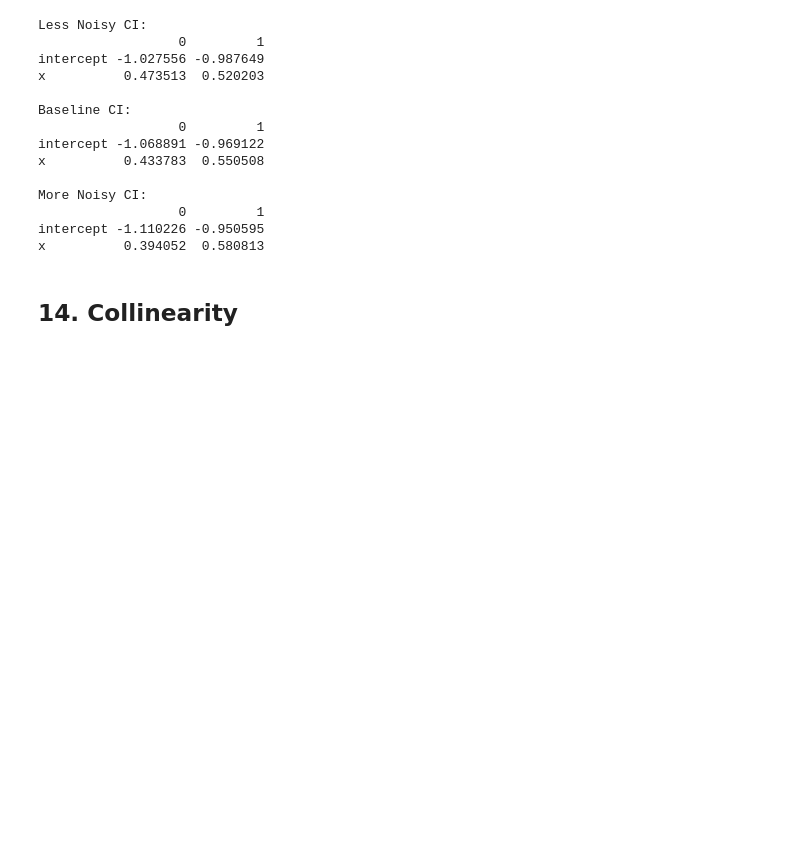
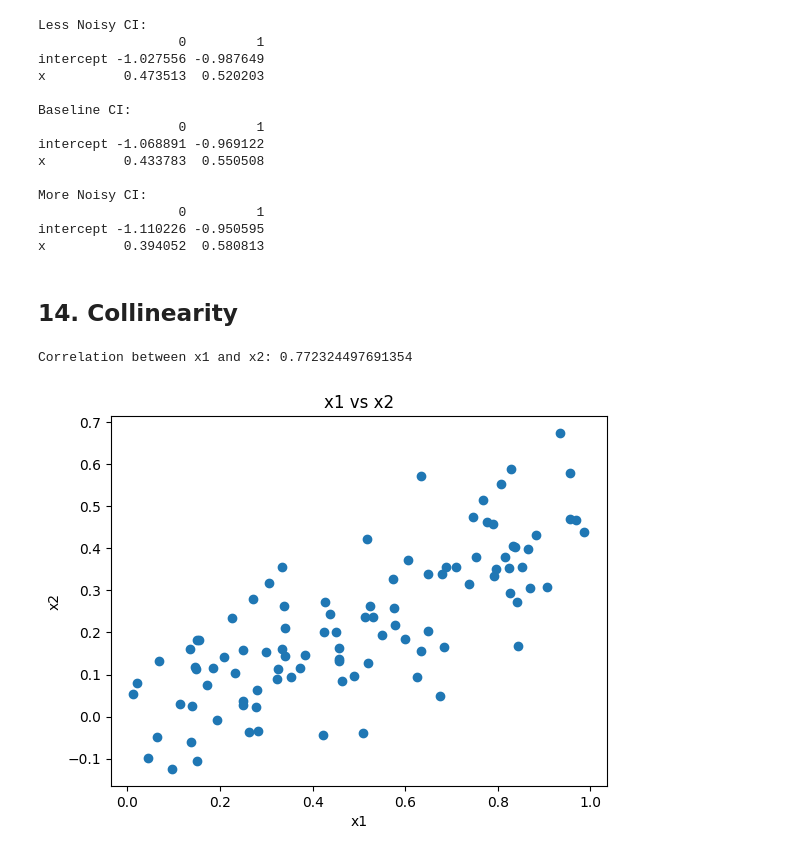
Before and after one commit to NDubelovskyi/ISLP, a Jupyter notebook: Chapter 3 Application.ipynb, the cells around one changed output. Saved outputs shown, nothing was run; the diff lists cells and outputs as text; code cells hidden in the pictures; blank space fills up the shorter version.

```diff
--- a/Chapter 3 Application.ipynb
+++ b/Chapter 3 Application.ipynb
@@ -1152,3 +1152,24 @@ intercept -1.110226 -0.950595
 x          0.394052  0.580813
 # %% [markdown]
 ## 14. Collinearity
+# %%
+# Simulating data
+rng = np.random.default_rng(10)
+x1 = rng.uniform(0, 1, size=100)
+x2 = 0.5 * x1 + rng.normal(size=100) / 10
+y = 2 + 2 * x1 + 0.3 * x2 + rng.normal(size=100)
+
+# y = b_0 + b_1 * x_1 + b_2 * x_2 + eps
+# y = 2 + 2 * x_1 + 0.3 * x_2
+# b_0 = 2, b_1 = 2, b_2 = 0.3, eps ~ N(0, 1)
+# %%
+# Correlation between two predictors
+plt.scatter(x=x1, y=x2)
+plt.xlabel('x1')
+plt.ylabel('x2')
+plt.title('x1 vs x2')
+corr_coef = np.corrcoef(x1,x2)[0, 1]
+print('Correlation between x1 and x2: {}'.format(corr_coef))
+# %% [output]
+Correlation between x1 and x2: 0.772324497691354
+[figure, added]
```
Also changed, not shown: parts of 24 cells of this notebook.
